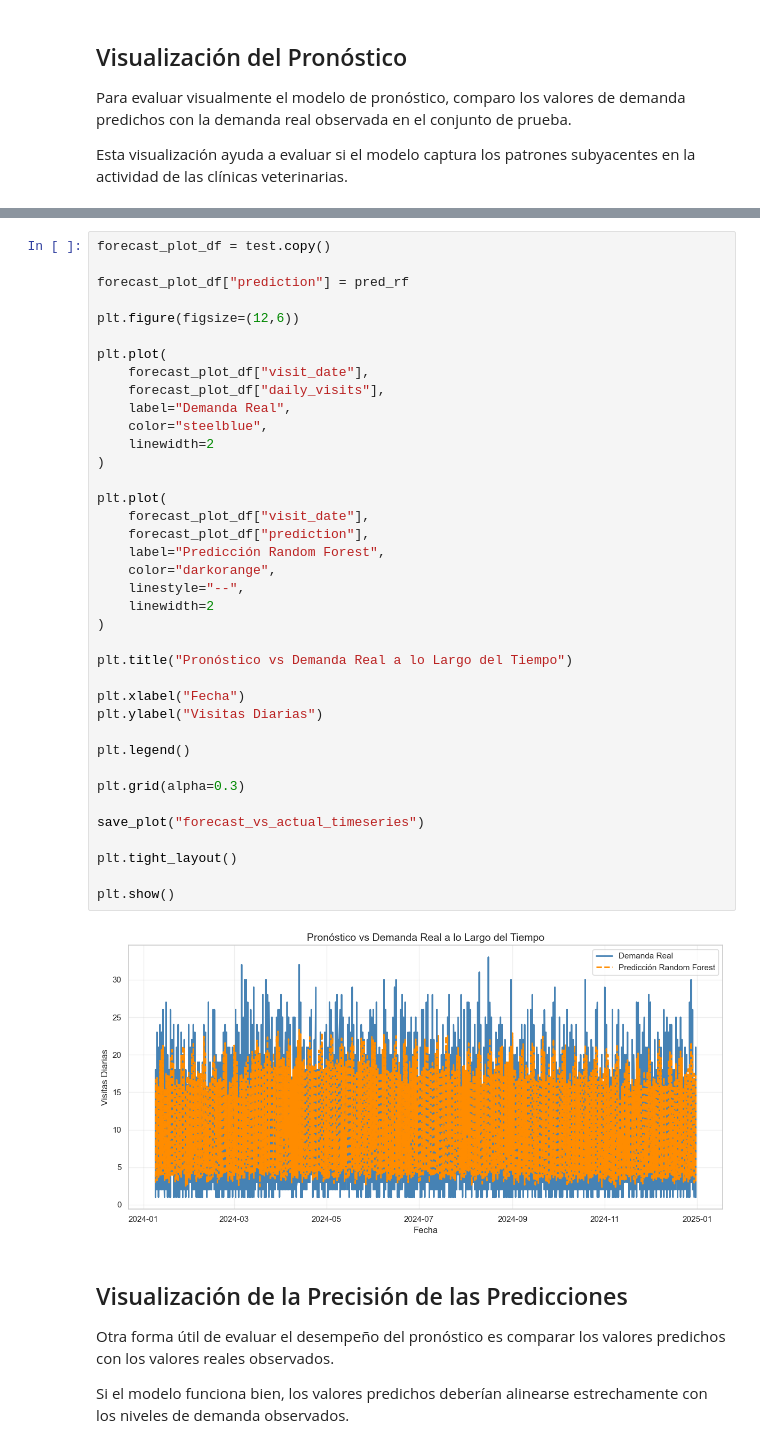
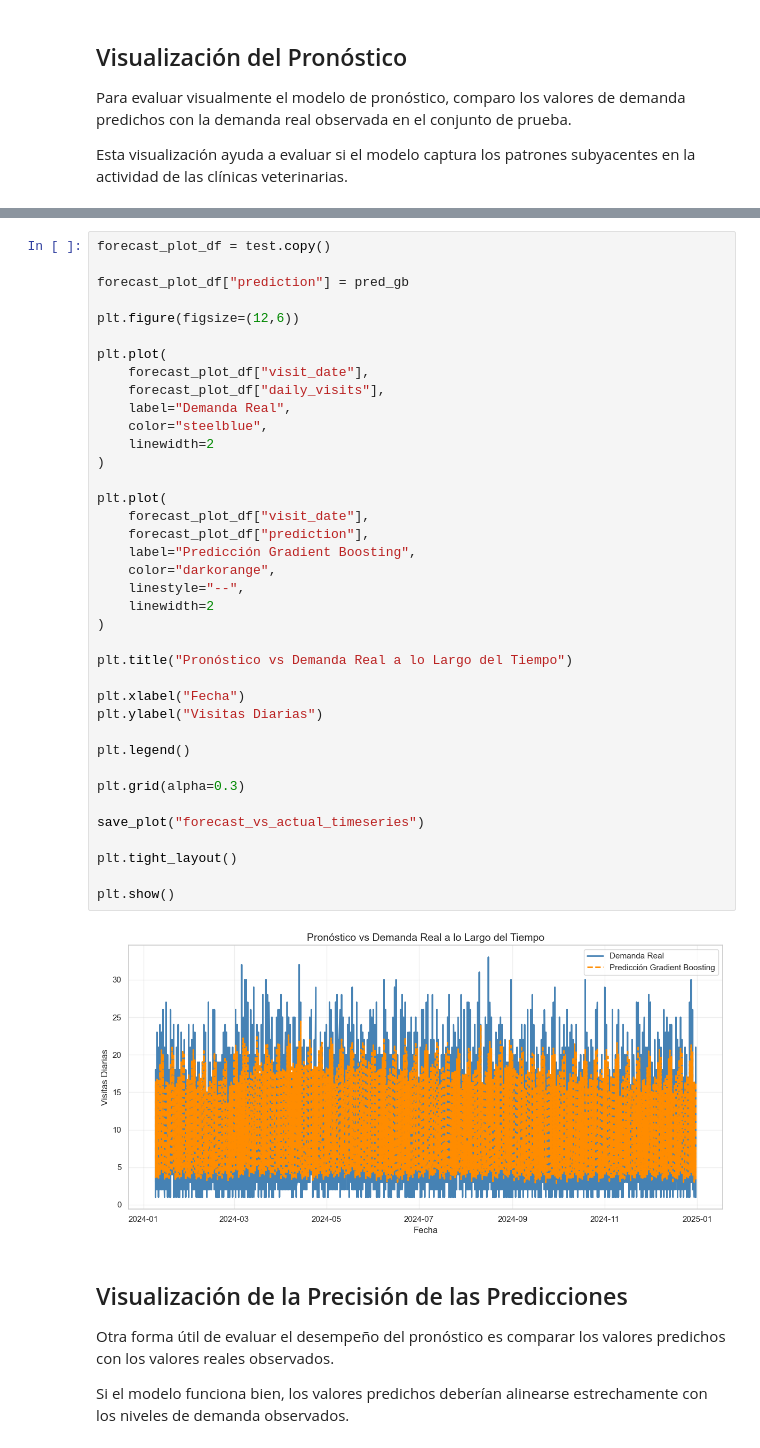
Before and after one commit to semersonantonio/Portfolio, a Jupyter notebook: ES_MexikansVeterinaryNetwork/notebooks/05_demand_forecasting.ipynb, the cells around one changed output, grey strips where cells are left out. Drawn from its saved outputs; the diff is of its cells as text.

```diff
--- a/ES_MexikansVeterinaryNetwork/notebooks/05_demand_forecasting.ipynb
+++ b/ES_MexikansVeterinaryNetwork/notebooks/05_demand_forecasting.ipynb
@@ -668,7 +700,7 @@ plt.show()
 # %%
 forecast_plot_df = test.copy()
 
-forecast_plot_df["prediction"] = pred_rf
+forecast_plot_df["prediction"] = pred_gb
 
 plt.figure(figsize=(12,6))
 
@@ -676,35 +708,35 @@ plt.plot(
     forecast_plot_df["visit_date"],
     forecast_plot_df["daily_visits"],
     label="Demanda Real",
     color="steelblue",
     linewidth=2
 )
 
 plt.plot(
     forecast_plot_df["visit_date"],
     forecast_plot_df["prediction"],
-    label="Predicción Random Forest",
+    label="Predicción Gradient Boosting",
     color="darkorange",
     linestyle="--",
     linewidth=2
 )
 
 plt.title("Pronóstico vs Demanda Real a lo Largo del Tiempo")
 
 plt.xlabel("Fecha")
 plt.ylabel("Visitas Diarias")
 
 plt.legend()
 
 plt.grid(alpha=0.3)
 
 save_plot("forecast_vs_actual_timeseries")
 
 plt.tight_layout()
 
 plt.show()
 # %% [output]
-[figure, old version]
+[figure, new version]
 # %% [markdown]
 ## Visualización de la Precisión de las Predicciones
 
```
Also changed, not shown: parts of 11 cells of this notebook, 9 other files.
